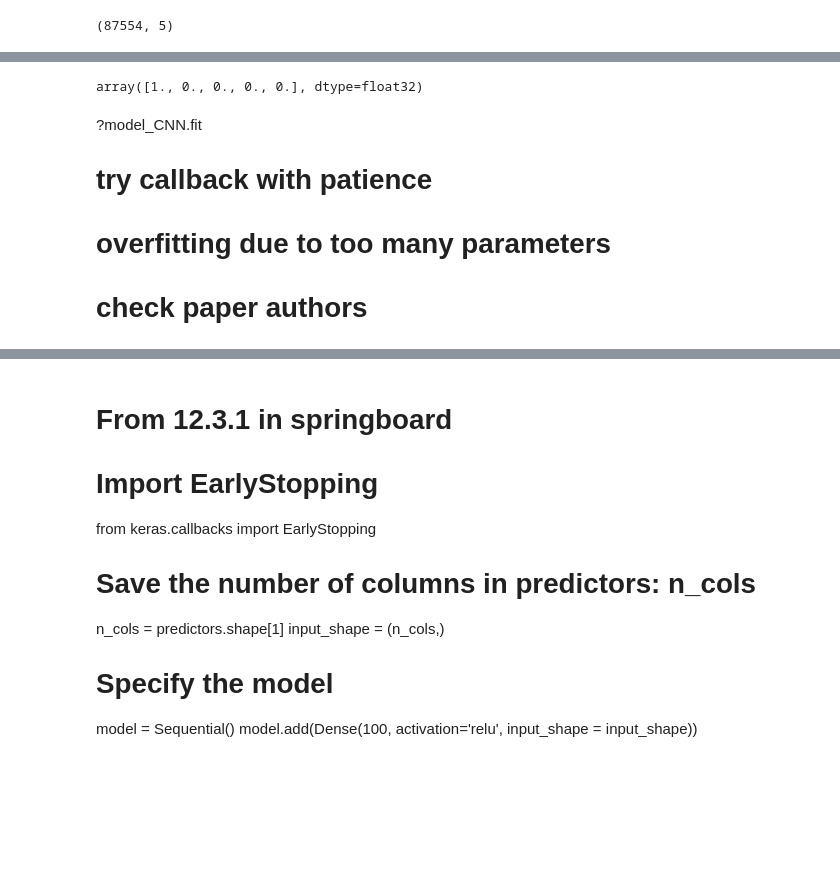
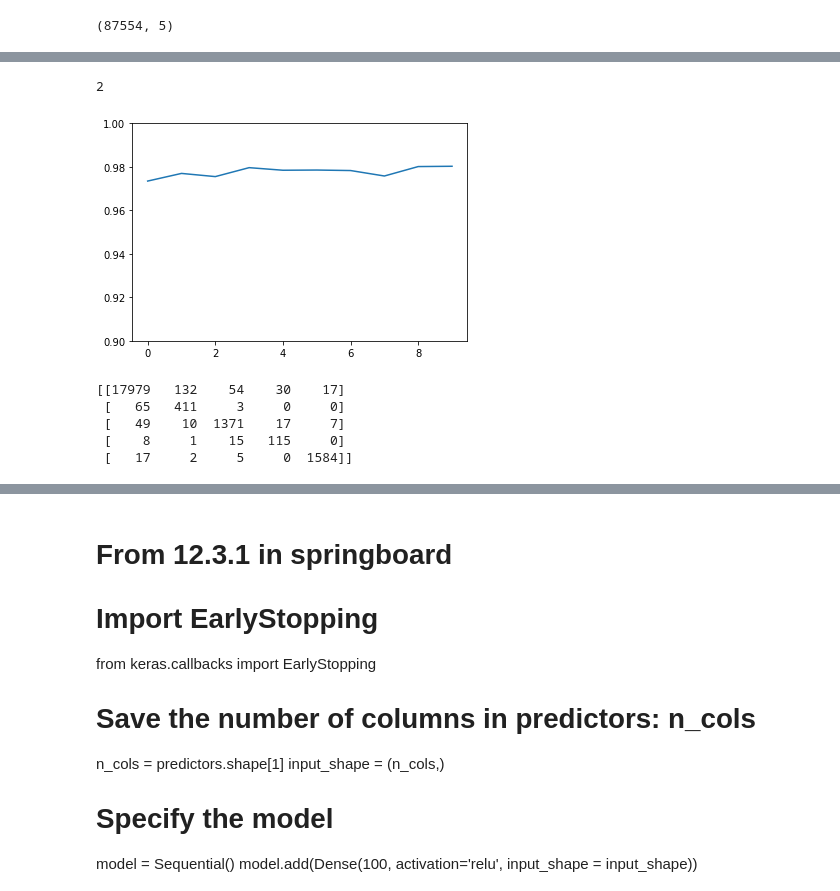
Before and after one commit to iamgauravg/Shared, a Jupyter notebook: Capstone_Project_2/12_5_1_Capstone_Project_2_ver1.ipynb, the cells around one changed output, grey strips where cells are left out. Drawn from its saved outputs; the diff is of its cells as text; code cells hidden in the pictures; blank space fills up the shorter version.

Commit message:
Implemented confusion matrix after CNN

```diff
--- a/Capstone_Project_2/12_5_1_Capstone_Project_2_ver1.ipynb
+++ b/Capstone_Project_2/12_5_1_Capstone_Project_2_ver1.ipynb
@@ -226,6 +225,6 @@ target_train.shape
 (87554, 5)
 # %%
 # fit the model with training data
-CNN_history = model_CNN.fit(predictors_train_CNN, target_train, validation_data=(predictors_test_CNN, target_test))
+CNN_history = model_CNN.fit(predictors_train_CNN, target_train, epochs=10, validation_data=(predictors_test_CNN, target_test))
 # %% [output]
 Train on 87554 samples, validate on 21892 samples
@@ -234,10 +247,14 @@ Epoch 1/1
-# %%
-target_train[0]
-# %% [output]
-array([1., 0., 0., 0., 0.], dtype=float32)
-# %% [markdown]
-?model_CNN.fit
-
-# try callback with patience
-# overfitting due to too many parameters
-# check paper authors
+# %%
+target_train[80000]
+
+np.argmax(target_train[80000])
+# %% [output]
+2
+# %%
+CNN_val_acc = CNN_history.history['val_acc']
+
+plt.plot(CNN_val_acc)
+plt.ylim([0.9 , 1])
+plt.show()
+# %% [output]
+[figure, added]
@@ -243,0 +269,10 @@ array([1., 0., 0., 0., 0.], dtype=float32)
+# %%
+confusion_matrix_CNN = confusion_matrix(predicted_test, df_test.arrythmia_type)
+print(confusion_matrix_CNN)
+#predicted_test[20000]
+# %% [output]
+[[17979   132    54    30    17]
+ [   65   411     3     0     0]
+ [   49    10  1371    17     7]
+ [    8     1    15   115     0]
+ [   17     2     5     0  1584]]
```
Also changed, not shown: parts of 5 cells of this notebook.
